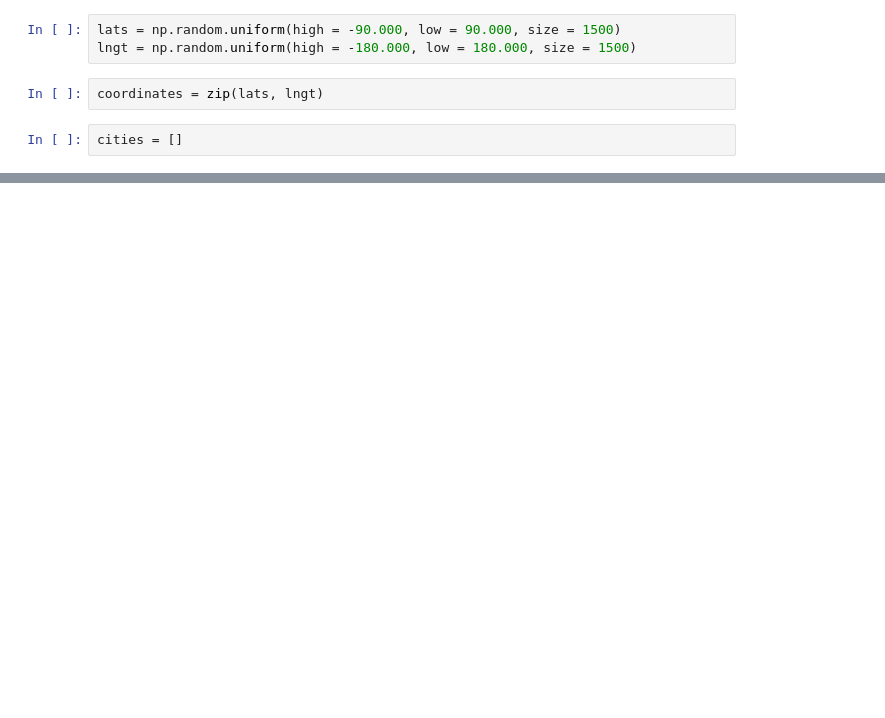
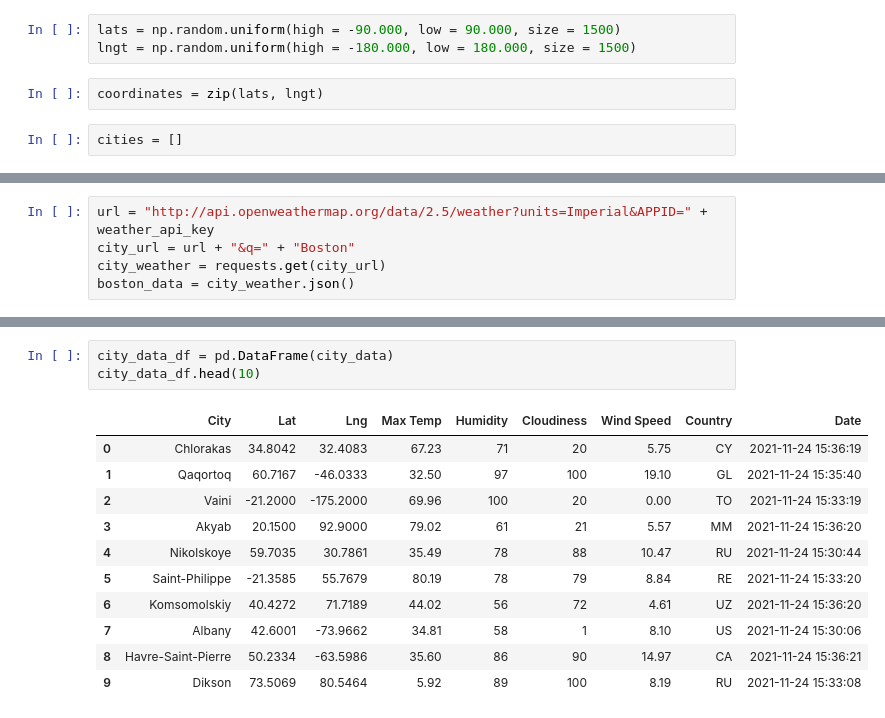
Before and after one commit to wbelayne21/World_Weather_Analysis, a Jupyter notebook: WeatherPy.ipynb, the cells around one changed output, grey strips where cells are left out. Saved outputs shown, nothing was run; the diff lists cells and outputs as text; blank space fills up the shorter version.

Commit message:
cities and weather with modified .gitignore

```diff
--- a/WeatherPy.ipynb
+++ b/WeatherPy.ipynb
@@ -21,0 +26,5 @@ len(cities)
+# %%
+url = "http://api.openweathermap.org/data/2.5/weather?units=Imperial&APPID=" + weather_api_key
+city_url = url + "&q=" + "Boston"
+city_weather = requests.get(city_url)
+boston_data = city_weather.json()
@@ -21,0 +130,15 @@ len(cities)
+# %%
+city_data_df = pd.DataFrame(city_data)
+city_data_df.head(10)
+# %% [output]
+|  | City | Lat | Lng | Max Temp | Humidity | Cloudiness | Wind Speed | Country | Date |
+| 0 | Chlorakas | 34.8042 | 32.4083 | 67.23 | 71 | 20 | 5.75 | CY | 2021-11-24 15:36:19 |
+| 1 | Qaqortoq | 60.7167 | -46.0333 | 32.50 | 97 | 100 | 19.10 | GL | 2021-11-24 15:35:40 |
+| 2 | Vaini | -21.2000 | -175.2000 | 69.96 | 100 | 20 | 0.00 | TO | 2021-11-24 15:33:19 |
+| 3 | Akyab | 20.1500 | 92.9000 | 79.02 | 61 | 21 | 5.57 | MM | 2021-11-24 15:36:20 |
+| 4 | Nikolskoye | 59.7035 | 30.7861 | 35.49 | 78 | 88 | 10.47 | RU | 2021-11-24 15:30:44 |
+| 5 | Saint-Philippe | -21.3585 | 55.7679 | 80.19 | 78 | 79 | 8.84 | RE | 2021-11-24 15:33:20 |
+| 6 | Komsomolskiy | 40.4272 | 71.7189 | 44.02 | 56 | 72 | 4.61 | UZ | 2021-11-24 15:36:20 |
+| 7 | Albany | 42.6001 | -73.9662 | 34.81 | 58 | 1 | 8.10 | US | 2021-11-24 15:30:06 |
+| 8 | Havre-Saint-Pierre | 50.2334 | -63.5986 | 35.60 | 86 | 90 | 14.97 | CA | 2021-11-24 15:36:21 |
+| 9 | Dikson | 73.5069 | 80.5464 | 5.92 | 89 | 100 | 8.19 | RU | 2021-11-24 15:33:08 |
```
Also changed, not shown: parts of 9 cells of this notebook, 7 other files.
